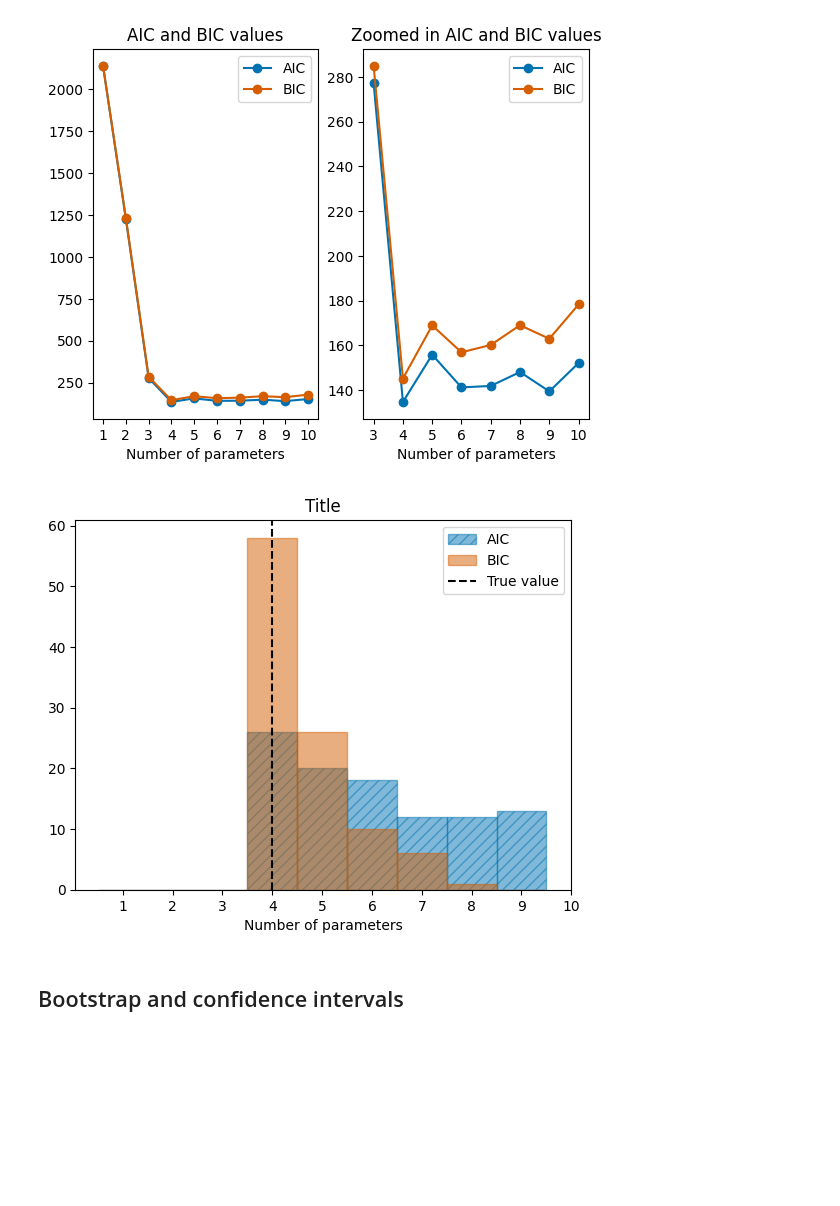
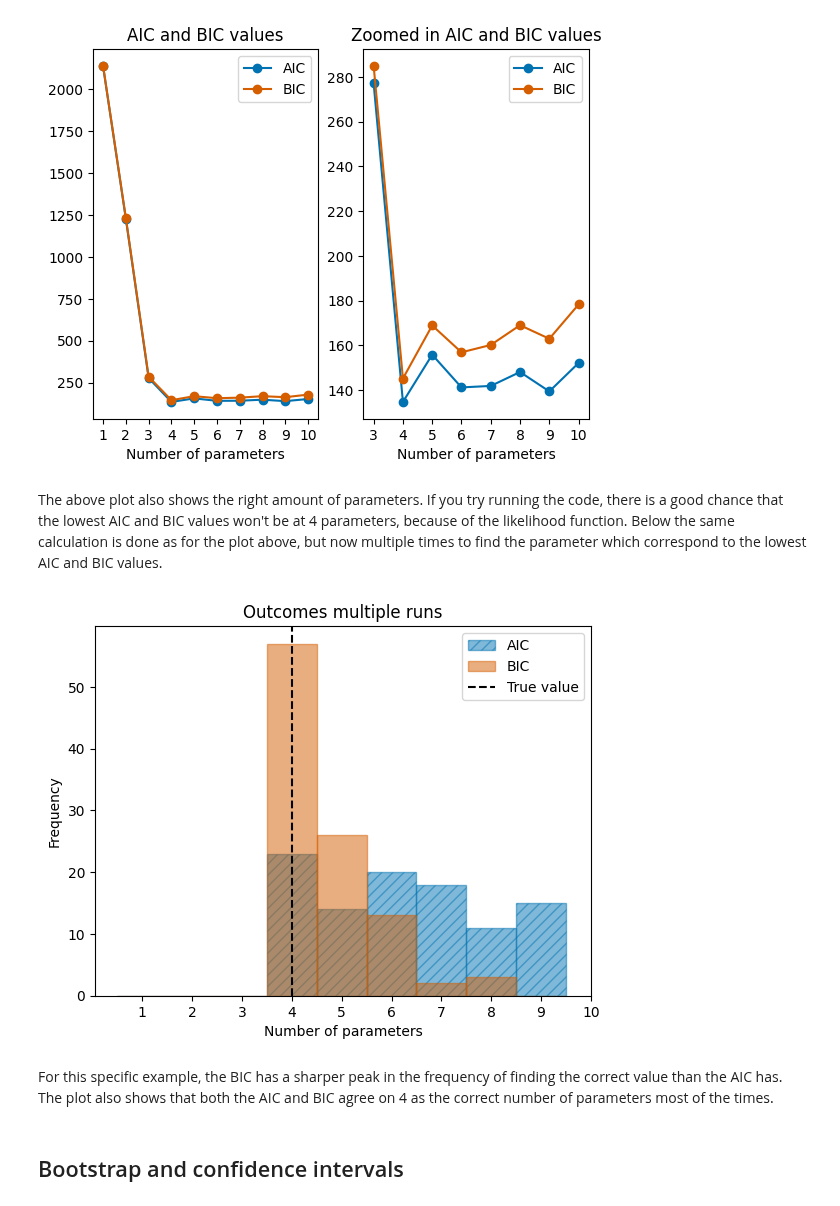
Before and after one commit to t-kist/Bayesian-Statistics-for-Astrophysics-2024, a Jupyter notebook: bayes24/lecture_notes/group2/Chapter 2.ipynb, the cells around one changed output. Cells and saved outputs as stored; diff of their text form; code cells hidden in the pictures; blank space fills up the shorter version.

```diff
--- a/bayes24/lecture_notes/group2/Chapter 2.ipynb
+++ b/bayes24/lecture_notes/group2/Chapter 2.ipynb
@@ -210,14 +214,18 @@ plt.style.use("seaborn-v0_8-colorblind")
 plt.show()
 # %% [output]
 [figure]
+# %% [markdown]
+The above plot also shows the right amount of parameters. If you try running the code, there is a good chance that the lowest AIC and BIC values won't be at 4 parameters, because of the likelihood function. Below the same calculation is done as for the plot above, but now multiple times to find the parameter which correspond to the lowest AIC and BIC values.
 # %%
-#Simulate maximum likelihood estimation 101 times to find the maximum likelihood
-test = 101
-test_range = np.arange(1, test+1, 1)
+#Simulating the calculations 101 times. In every simulation, the values are calculated 101 times.
+#so if you run this code, it will take quite a long time
+
+sim = 101
+sim_range = np.arange(1, test+1, 1)
 min_aic = []
 min_bic = []
 
-for n in test_range:
+for n in sim_range:
     N_sim = 101
     aic = []
     bic = []
@@ -238,17 +246,20 @@ for n in test_range:
 # %%
 #Plotting the results
 plt.figure()
 plt.hist(min_aic, bins=params, align="left", alpha=0.5, label="AIC", edgecolor='#0173b2', hatch="///")
 plt.hist(min_bic, bins=params, align="left", alpha=0.5, color="#d55e00", label="BIC", edgecolor="#d55e00")
 plt.axvline(x=4, label="True value", color="black", linestyle="--")
 plt.xlabel("Number of parameters")
+plt.ylabel("Frequency")
 plt.xticks(params)
-plt.title("Title")
+plt.title("Outcomes multiple runs")
 plt.legend()
 plt.style.use("seaborn-v0_8-colorblind")
 plt.show()
 # %% [output]
-[figure, old version]
+[figure, new version]
+# %% [markdown]
+For this specific example, the BIC has a sharper peak in the frequency of finding the correct value than the AIC has. The plot also shows that both the AIC and BIC agree on 4 as the correct number of parameters most of the times.
 # %% [markdown]
 ## Bootstrap and confidence intervals
 # %% [markdown]
```
Also changed, not shown: parts of 1 cell of this notebook.
